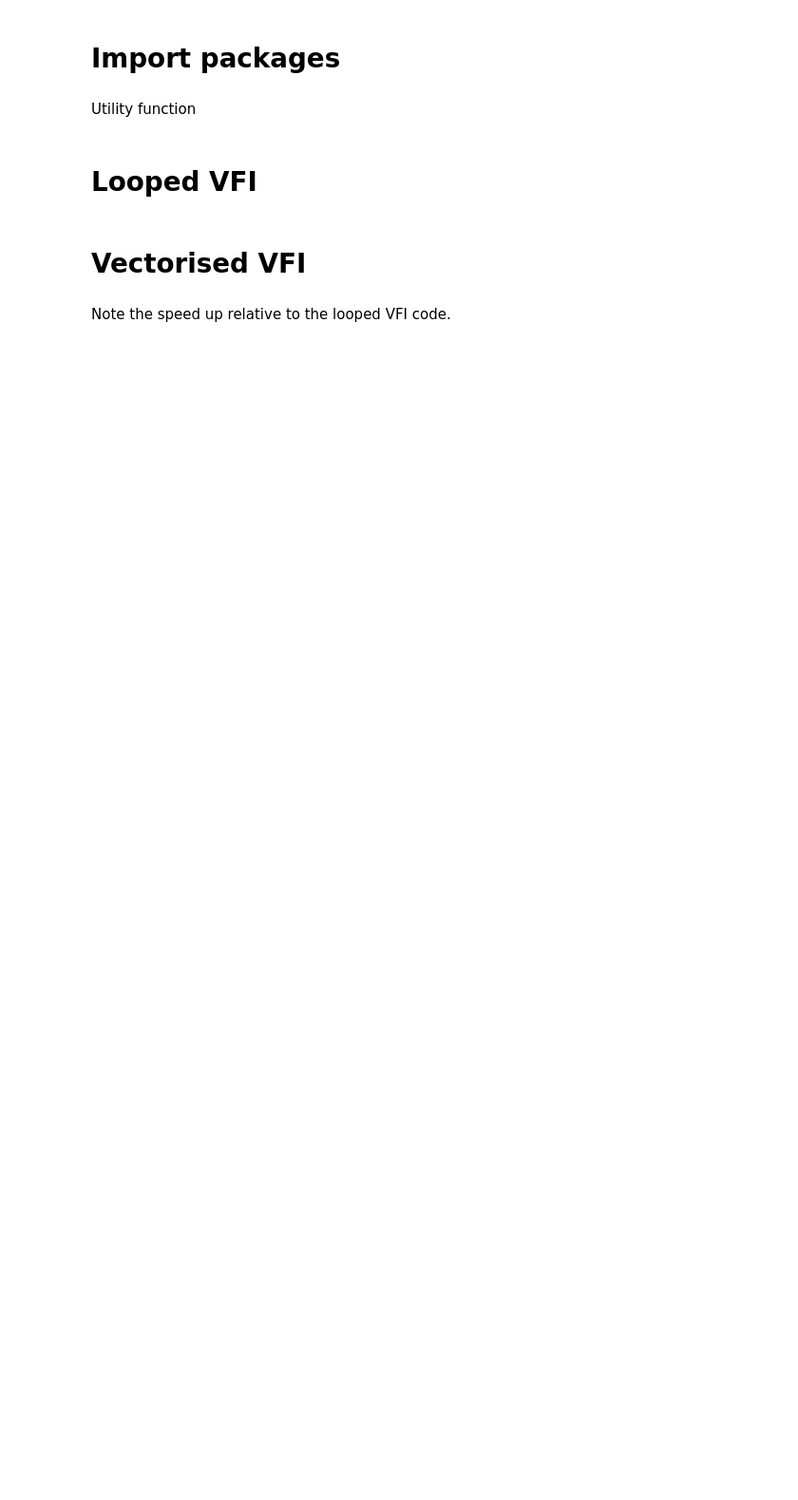
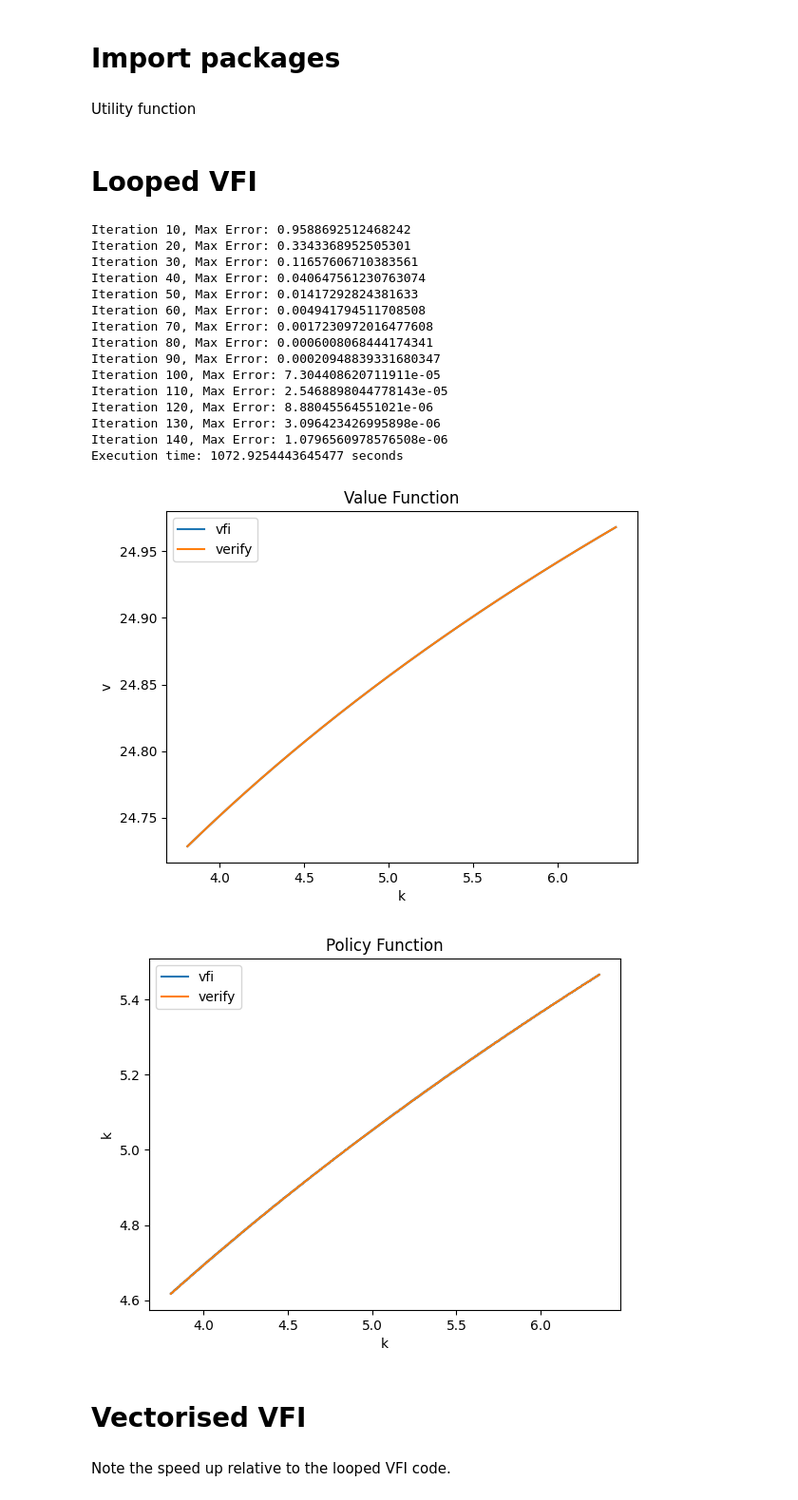
Before and after one commit to sgcbayli024/ECON8185_Homework, a Jupyter notebook: HW1_3_NEW_VERSION.ipynb, the cells around one changed output. Shown: that part at 95% size. Drawn from its saved outputs; the diff is of its cells as text; code cells hidden in the pictures; blank space fills up the shorter version.

```diff
--- a/HW1_3_NEW_VERSION.ipynb
+++ b/HW1_3_NEW_VERSION.ipynb
@@ -102,7 +105,25 @@ def Tv(d, toler, max_iter, alpha, beta, n, A):
     plt.show()
     return v, policy
 # %%
-v_output, pol_output = Tv(d=1, toler=1e-6, max_iter=10000000, alpha=0.33, beta=0.99, n=1001, A=10)
+v_output, pol_output = Tv(d=1, toler=1e-6, max_iter=10000000, alpha=0.33, beta=0.9, n=1001, A=10)
+# %% [output]
+Iteration 10, Max Error: 0.9588692512468242
+Iteration 20, Max Error: 0.3343368952505301
+Iteration 30, Max Error: 0.11657606710383561
+Iteration 40, Max Error: 0.040647561230763074
+Iteration 50, Max Error: 0.01417292824381633
+Iteration 60, Max Error: 0.004941794511708508
+Iteration 70, Max Error: 0.0017230972016477608
+Iteration 80, Max Error: 0.0006008068444174341
+Iteration 90, Max Error: 0.00020948839331680347
+Iteration 100, Max Error: 7.304408620711911e-05
+Iteration 110, Max Error: 2.5468898044778143e-05
+Iteration 120, Max Error: 8.88045564551021e-06
+Iteration 130, Max Error: 3.096423426995898e-06
+Iteration 140, Max Error: 1.0796560978576508e-06
+Execution time: 1072.9254443645477 seconds
+[figure, added]
+[figure, added]
 # %% [markdown]
 # Vectorised VFI
 # %% [markdown]
```
Also changed, not shown: parts of 15 cells of this notebook.
